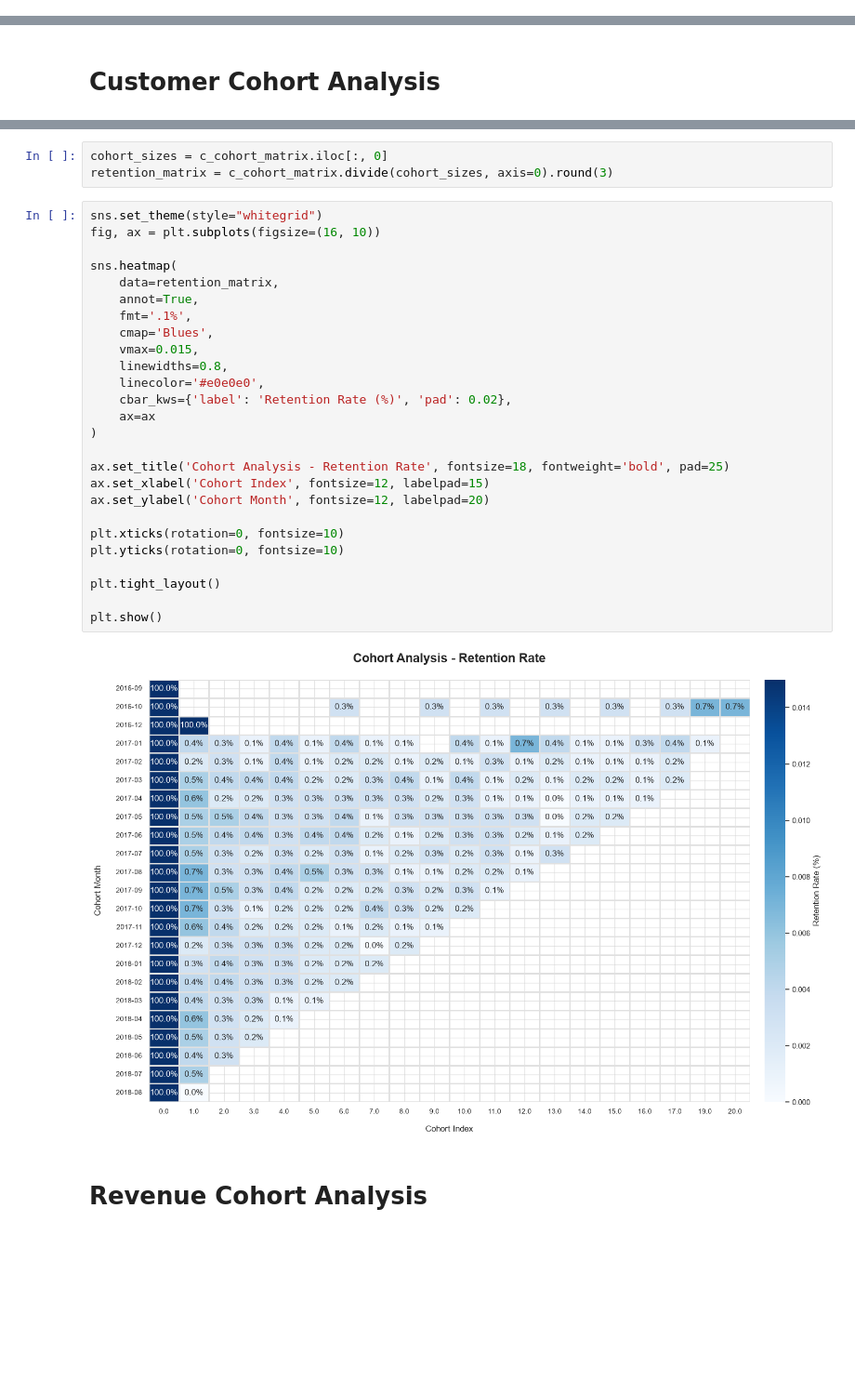
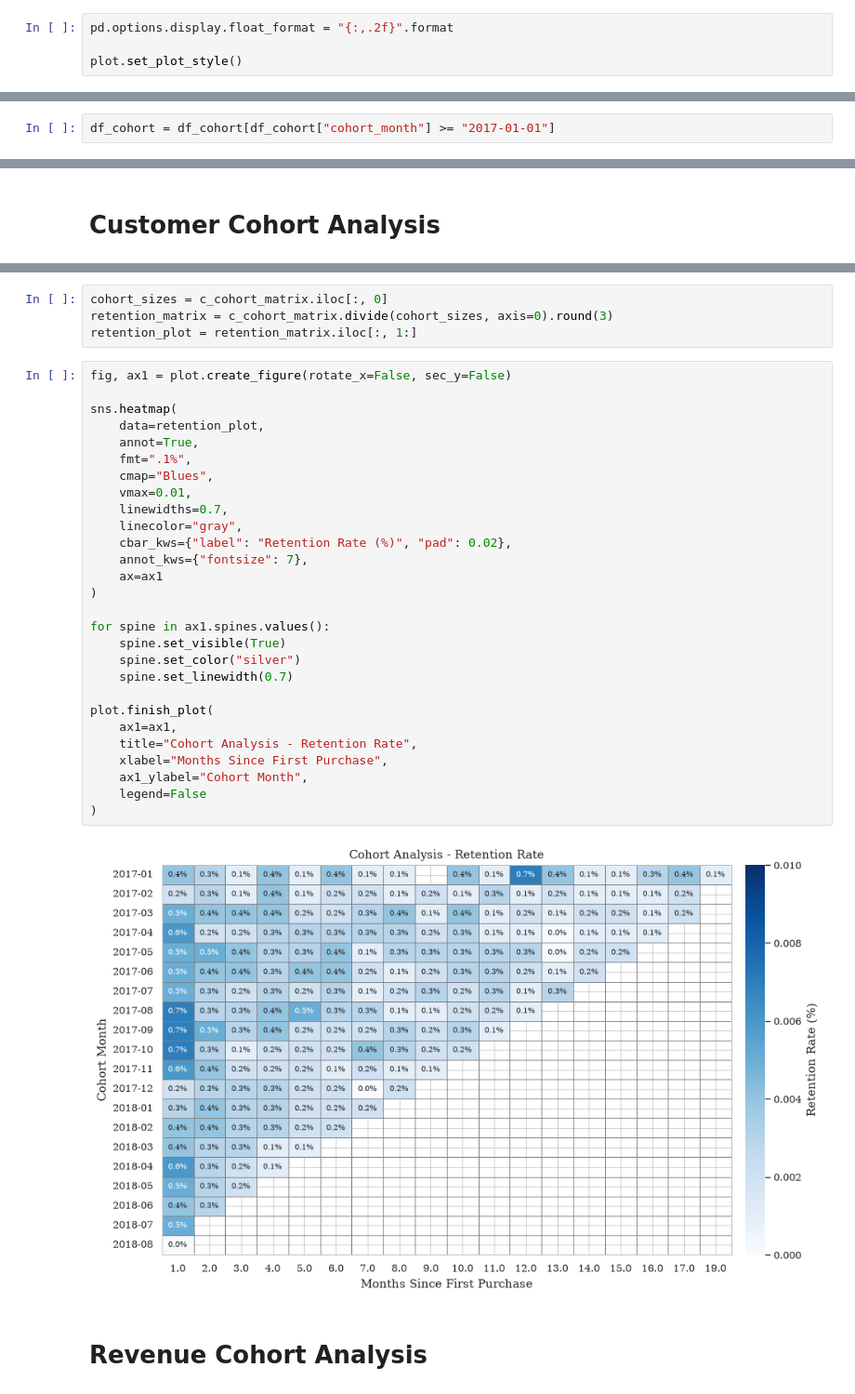
Before and after one commit to MarKotyn/olist-ecommerce-customer-analytics, a Jupyter notebook: python/notebooks/03_cohort_analysis.ipynb, the cells around one changed output, grey strips where cells are left out. Shown at 93% size. Drawn from its saved outputs; the diff is of its cells as text; blank space fills up the shorter version.

Commit message:
Final refactoring in Cohort Analysis

```diff
--- a/python/notebooks/03_cohort_analysis.ipynb
+++ b/python/notebooks/03_cohort_analysis.ipynb
@@ -12,0 +13,4 @@ import matplotlib.pyplot as plt
+# %%
+pd.options.display.float_format = "{:,.2f}".format
+
+plot.set_plot_style()
@@ -20,3 +26,5 @@ df_cohort['purchase_month'] = pd.to_datetime(df_cohort['purchase_month']).dt.to_
+# %%
+df_cohort = df_cohort[df_cohort["cohort_month"] >= "2017-01-01"]
 # %% [markdown]
 Note: Cohorts from the end of 2016 are non-representative due to insufficient sample size during this timeframe. The primary analysis should focus on cohorts starting from 2017-01.
 # %% [markdown]
@@ -49,34 +39,37 @@ cohort_month
 # %%
 cohort_sizes = c_cohort_matrix.iloc[:, 0]
 retention_matrix = c_cohort_matrix.divide(cohort_sizes, axis=0).round(3)
+retention_plot = retention_matrix.iloc[:, 1:]
 # %%
-sns.set_theme(style="whitegrid")
-fig, ax = plt.subplots(figsize=(16, 10))
+fig, ax1 = plot.create_figure(rotate_x=False, sec_y=False)
 
 sns.heatmap(
-    data=retention_matrix,
+    data=retention_plot,
     annot=True,
-    fmt='.1%',
-    cmap='Blues',
-    vmax=0.015,
-    linewidths=0.8,
-    linecolor='#e0e0e0',
-    cbar_kws={'label': 'Retention Rate (%)', 'pad': 0.02},
-    ax=ax
+    fmt=".1%",
+    cmap="Blues",
+    vmax=0.01,
+    linewidths=0.7,
+    linecolor="gray",
+    cbar_kws={"label": "Retention Rate (%)", "pad": 0.02},
+    annot_kws={"fontsize": 7},
+    ax=ax1
 )
 
-ax.set_title('Cohort Analysis - Retention Rate', fontsize=18, fontweight='bold', pad=25)
-ax.set_xlabel('Cohort Index', fontsize=12, labelpad=15)
-ax.set_ylabel('Cohort Month', fontsize=12, labelpad=20)
+for spine in ax1.spines.values():
+    spine.set_visible(True)
+    spine.set_color("silver")
+    spine.set_linewidth(0.7)
 
-plt.xticks(rotation=0, fontsize=10)
-plt.yticks(rotation=0, fontsize=10)
-
-plt.tight_layout()
-
-plt.show()
+plot.finish_plot(
+    ax1=ax1,
+    title="Cohort Analysis - Retention Rate",
+    xlabel="Months Since First Purchase",
+    ax1_ylabel="Cohort Month",
+    legend=False
+)
 # %% [output]
-[figure, old version]
+[figure, new version]
 # %% [markdown]
 # Revenue Cohort Analysis
 # %%
```
Also changed, not shown: parts of 16 cells of this notebook.
